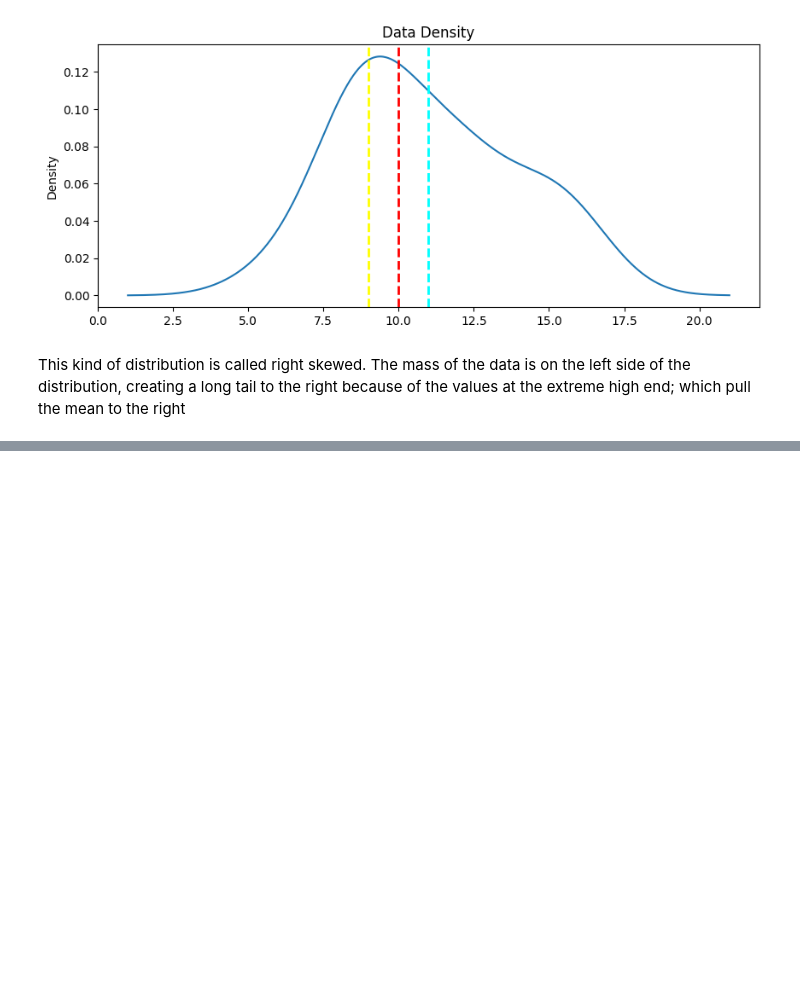
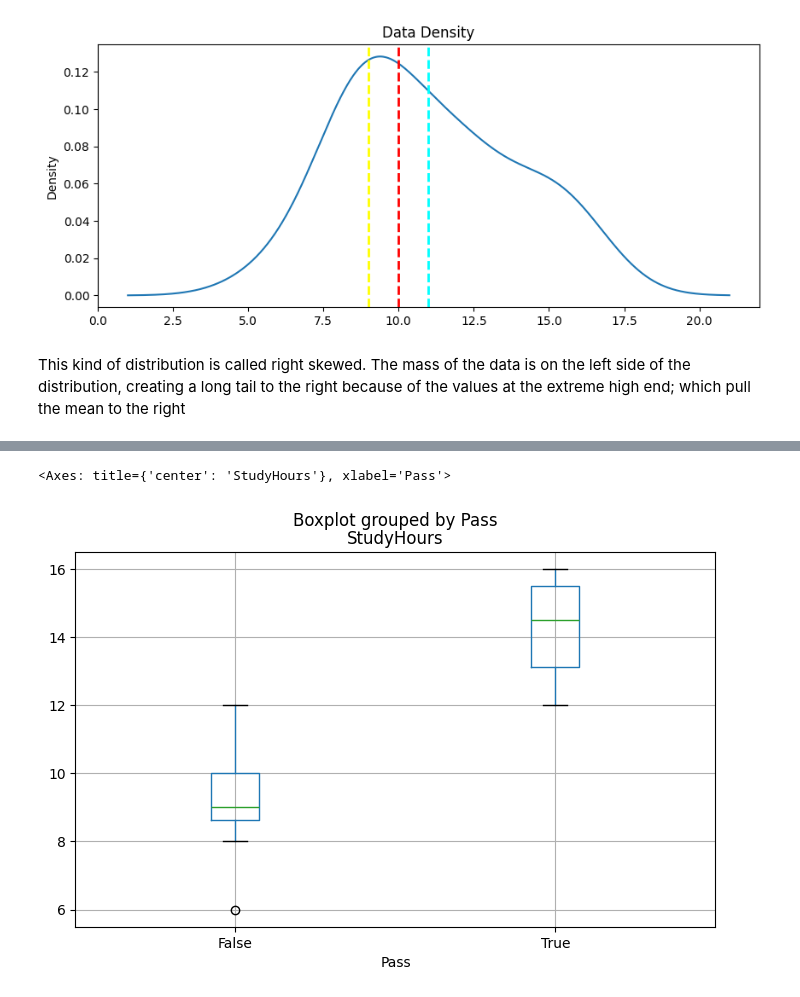
Before and after one commit to coder7475/ml-fundamentals, a Jupyter notebook: notebooks/1_data_exploration/data_exploration_with_python.ipynb, the cells around one changed output, grey strips where cells are left out. Saved outputs shown, nothing was run; the diff lists cells and outputs as text; code cells hidden in the pictures; blank space fills up the shorter version.

```diff
--- a/notebooks/1_data_exploration/data_exploration_with_python.ipynb
+++ b/notebooks/1_data_exploration/data_exploration_with_python.ipynb
@@ -661,0 +825,4 @@ This kind of distribution is called right skewed. The mass of the data is on the
+# %%
+# data sample excluding outliers
+df_sample = df_students[df_students['StudyHours']>1]
+df_sample
@@ -661,0 +851,6 @@ This kind of distribution is called right skewed. The mass of the data is on the
+# %%
+# Box plot showing distribution of study hours for eash possible pass value
+df_sample.boxplot(column='StudyHours', by='Pass', figsize=(8, 5))
+# %% [output]
+<Axes: title={'center': 'StudyHours'}, xlabel='Pass'>
+[figure, added]
```
Also changed, not shown: parts of 19 cells of this notebook.
